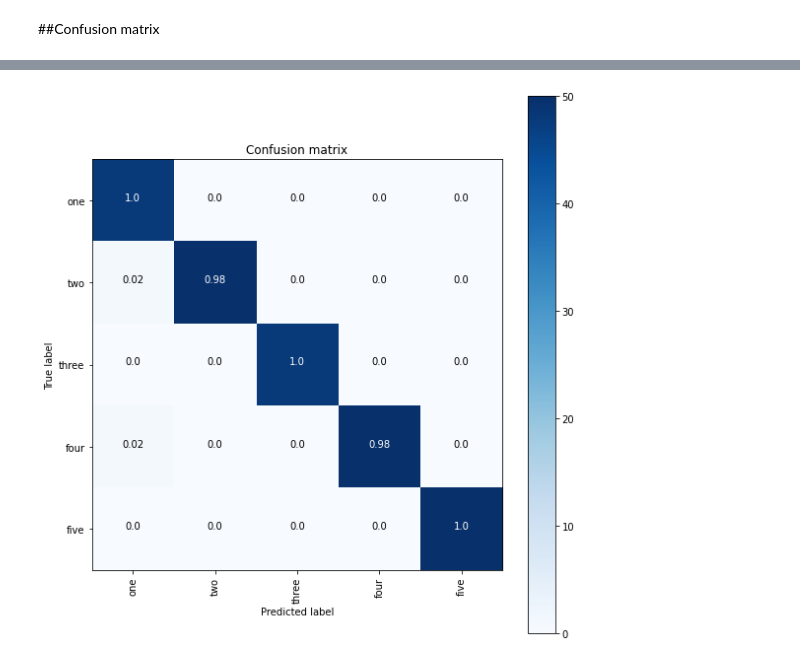
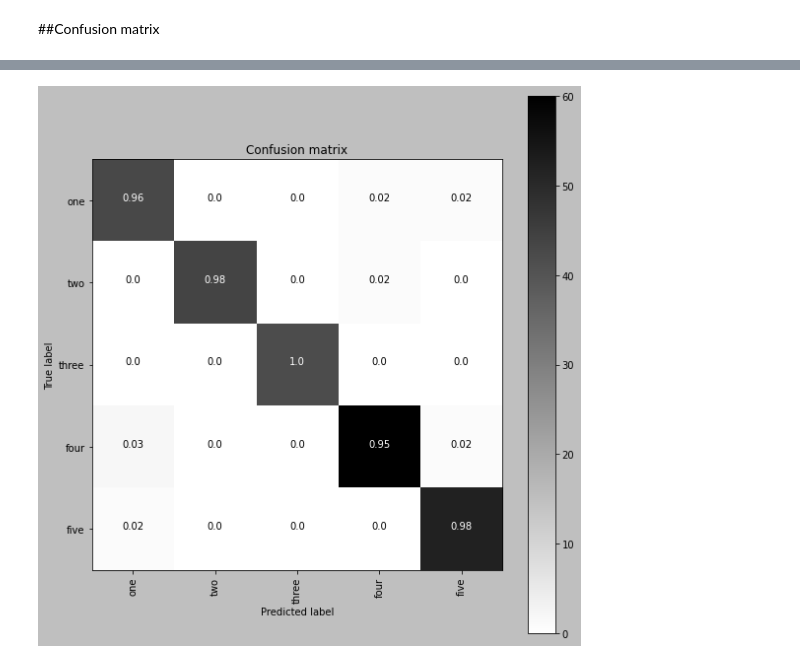
Before and after one commit to TahiriNadia/CNNTrees, a Jupyter notebook: 3D_representations_on_simulated_rf_matrices_dataset.ipynb, the cells around one changed output, grey strips where cells are left out. Drawn from its saved outputs; the diff is of its cells as text; code cells hidden in the pictures.

```diff
--- a/3D_representations_on_simulated_rf_matrices_dataset.ipynb
+++ b/3D_representations_on_simulated_rf_matrices_dataset.ipynb
@@ -270,5 +266,7 @@ Epoch 10/10
 # %%
 import matplotlib.pyplot as plt
+
+plt.style.use('grayscale')
 
 loss = history.history['loss']
 val_loss = history.history['val_loss']
@@ -276,16 +274,16 @@ accuracy = history.history['accuracy']
 val_accuracy = history.history['val_accuracy']
 epoch_scale = range(1,len(loss)+1)
 fig = plt.figure(figsize=(15,5))
-ax=fig.add_subplot(1,2,1)
+ax=fig.add_subplot(1,2,1,)
 ax.set_title('a) Loss')
-ax.plot(epoch_scale, loss)
-ax.plot(epoch_scale, val_loss)
+ax.plot(epoch_scale, loss,'*-')
+ax.plot(epoch_scale, val_loss, '*-')
 ax.legend(["training", "validation"])
 # ax.axes.margins(0)
 ax1=fig.add_subplot(1,2,2)
 ax1.set_title('b) Accuracy')
-ax1.plot(epoch_scale, accuracy)
-ax1.plot(epoch_scale, val_accuracy)
+ax1.plot(epoch_scale, accuracy, 'o-')
+ax1.plot(epoch_scale, val_accuracy, '*-')
 ax1.legend(["training", "validation"])
 
 fig.show()
@@ -352,16 +350,21 @@ so 10 epochs is enaugh
 We got 98% accuracy for our 3D images of RF-Matrices, and these images is invariant to the number of trees in the matrices or order of entry of trees to the matrix eather
 # %% [markdown]
 ##Confusion matrix
-# %%
-validation_array = np.array(list(val_cubes.unbatch().as_numpy_iterator()),dtype=object)
-test_x = np.stack(validation_array[:,0])
-test_y = np.stack(validation_array[:,1])
+# %%
+ds = tf.data.Dataset.from_tensor_slices((test_x,test_y))
+ds = ds.map(to_3DCube)
+test_cubes = ds.map(lambda ind,val,l:[tf.SparseTensor(ind,tf.squeeze(val),shape_3D),l])
+test_cubes= test_cubes.map(lambda c,l:[tf.expand_dims(tf.sparse.to_dense(c,default_value=0,validate_indices=False), axis=-1),l])
+
+test_array = np.array(list(test_cubes.as_numpy_iterator()),dtype=object)
+tst_x = np.stack(test_array[:,0])
+tst_y = np.stack(test_array[:,1])
 # %%
 
 # Use the model to predict the labels
-test_predictions = model_2.predict(test_x,steps=test_x.shape[0])
+test_predictions = model_2.predict(tst_x,steps=tst_x.shape[0])
 test_y_pred = np.argmax(test_predictions, axis=1)
-test_y_true = np.argmax(test_y, axis=1)
+test_y_true = np.argmax(tst_y, axis=1)
 # %%
 from sklearn.metrics import confusion_matrix
 confMat=confusion_matrix( test_y_pred,test_y_true)
@@ -377,32 +380,32 @@ def plot_confusion_matrix(cm, class_names):
   """
   Returns a matplotlib figure containing the plotted confusion matrix.
 
   Args:
     cm (array, shape = [n, n]): a confusion matrix of integer classes
     class_names (array, shape = [n]): String names of the integer classes
   """
   figure = plt.figure(figsize=(8, 8))
-  plt.imshow(cm, interpolation='nearest', cmap=plt.cm.Blues)
+  plt.imshow(cm, interpolation='nearest', cmap=plt.cm.gray_r)
   plt.title("Confusion matrix")
   plt.colorbar()
   tick_marks = np.arange(len(class_names))
   plt.xticks(tick_marks, class_names, rotation=90)
   plt.yticks(tick_marks, class_names)
 
   # Normalize the confusion matrix.
   cm = np.around(cm.astype(np.float) / cm.sum(axis=1)[:, np.newaxis], decimals=2)
 
   # Use white text if squares are dark; otherwise black.
   threshold = cm.max() / 2.
   for i, j in itertools.product(range(cm.shape[0]), range(cm.shape[1])):
     color = "white" if cm[i, j] > threshold else "black"
     plt.text(j, i, cm[i, j], horizontalalignment="center", color=color)
 
   plt.tight_layout()
   plt.ylabel('True label')
   plt.xlabel('Predicted label')
   # return figure
 
 plot_confusion_matrix(confMat,class_names=('one','two','three','four','five'))
 # %% [output]
-[figure, old version]
+[figure, new version]
```
Also changed, not shown: parts of 12 cells of this notebook.
